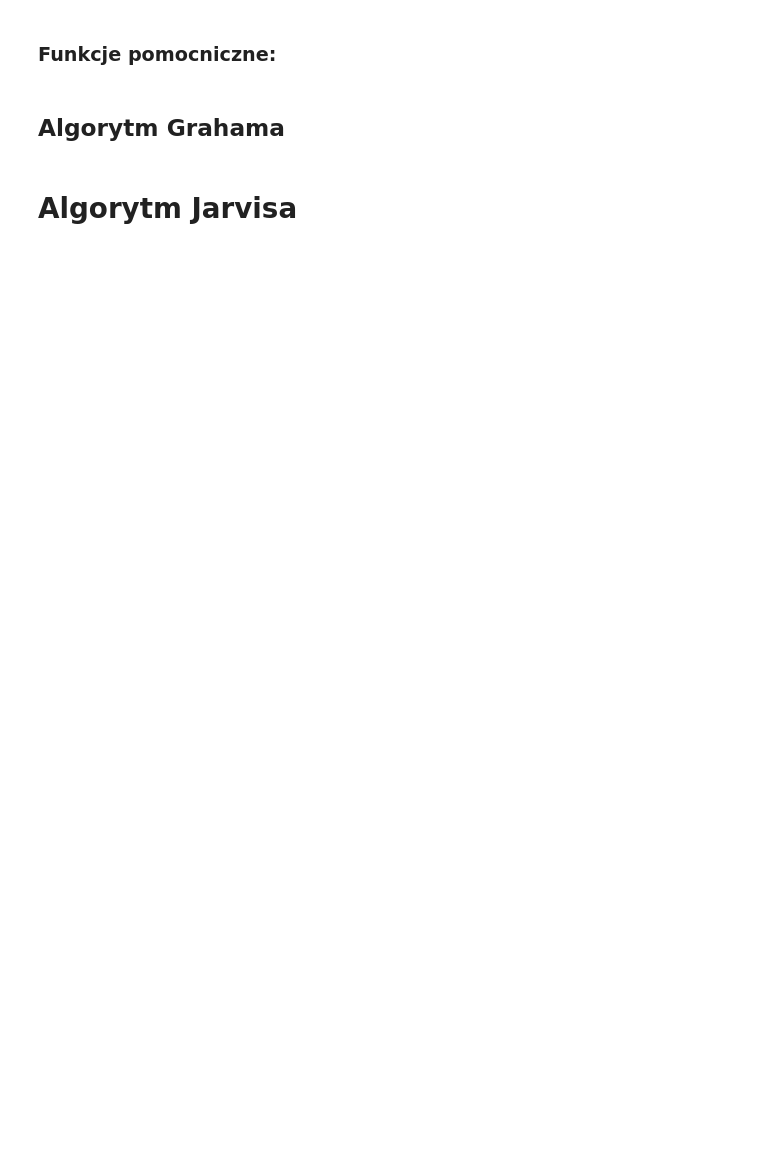
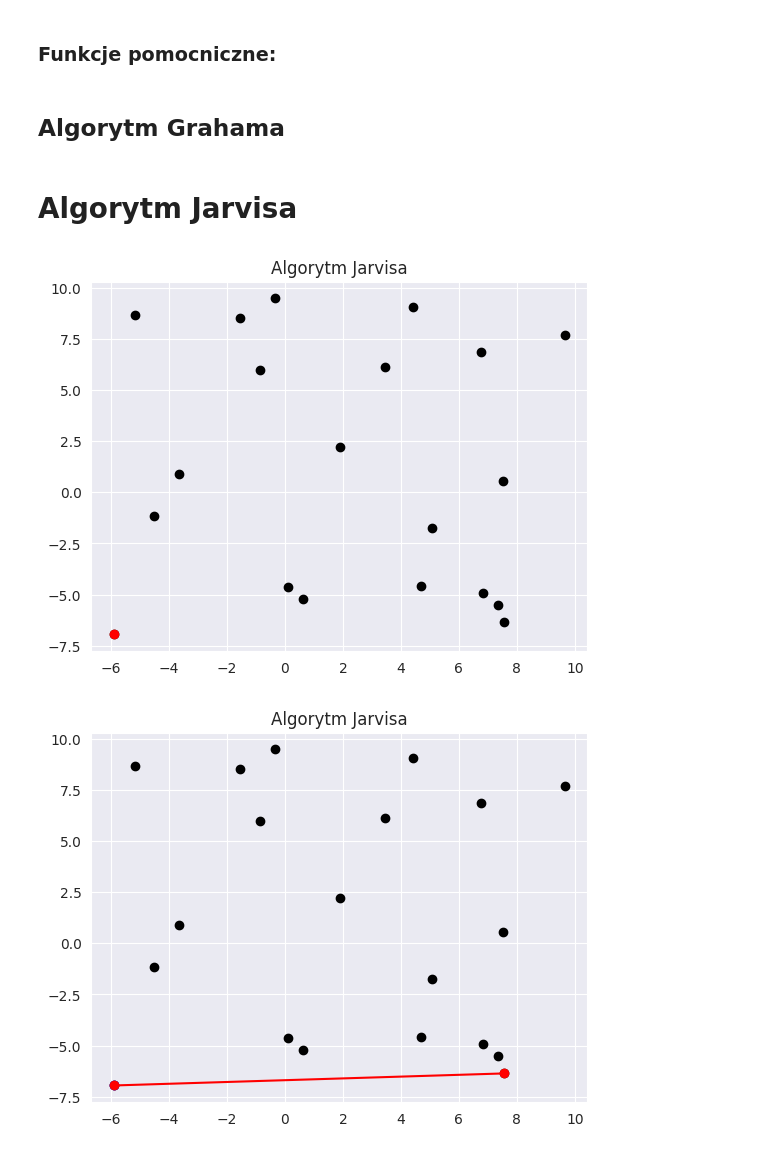
Before and after one commit to Kappaprideer/Geometry_Algorithms, a Jupyter notebook: Lab_2/Labolatorium_2.ipynb, the cells around one changed output. Saved outputs shown, nothing was run; the diff lists cells and outputs as text; code cells hidden in the pictures; blank space fills up the shorter version.

Commit message:
jarvis algorithm added

```diff
--- a/Lab_2/Labolatorium_2.ipynb
+++ b/Lab_2/Labolatorium_2.ipynb
@@ -459,45 +459,5 @@ def graham_algorithm(table, show_steps=False, final_plot=False, measure_time=Fal
         end=time.time()
         return ch, end-start
     return ch
-# %% [markdown]
-# Algorytm Jarvisa
-# %%
-def the_lowest_point(table):
-    index=0
-    left_point=[np.inf,np.inf]
-    for i in range(len(table)):
-        x=table.loc[i,'X']
-        y=table.loc[i,'Y']
-        if y<left_point[1]:
-            left_point[0]=x
-            left_point[1]=y
-            index=i
-        elif y==left_point[1] and x<left_point[0]:
-            left_point[0]=x
-            index=i
-    return left_point, index
-
-def jarvis_algorithm(points, step_visualisation = True):
-
-    scenes = []
-
-    root = min(points, key = lambda k: (k[1], k[0]))
-    hull = []
-    pointOnHull = root
-    endpoint = points[0]
-
-    while(True):
-
-        hull.append(pointOnHull)
-
-        endpoint = points[0]
-        for i in range(len(points)):
-            if (orient(pointOnHull, endpoint, points[i]) == -1) or orient(pointOnHull, points[i], endpoint) == 0 and dist(pointOnHull, points[i]) > dist(pointOnHull, endpoint):
-                endpoint = points[i]
-
-        pointOnHull = endpoint
-
-        if pointOnHull == root:
-            break
-
-    return (hull, scenes)
+# %% [markdown]
+# Algorytm Jarvisa
@@ -503,0 +510,5 @@ def jarvis_algorithm(points, step_visualisation = True):
+# %%
+jarvis_algorithm(setA(20,-10,10), show_steps=True)
+# %% [output]
+[figure, added]
+[figure, added]
```
Also changed, not shown: parts of 10 cells of this notebook.
